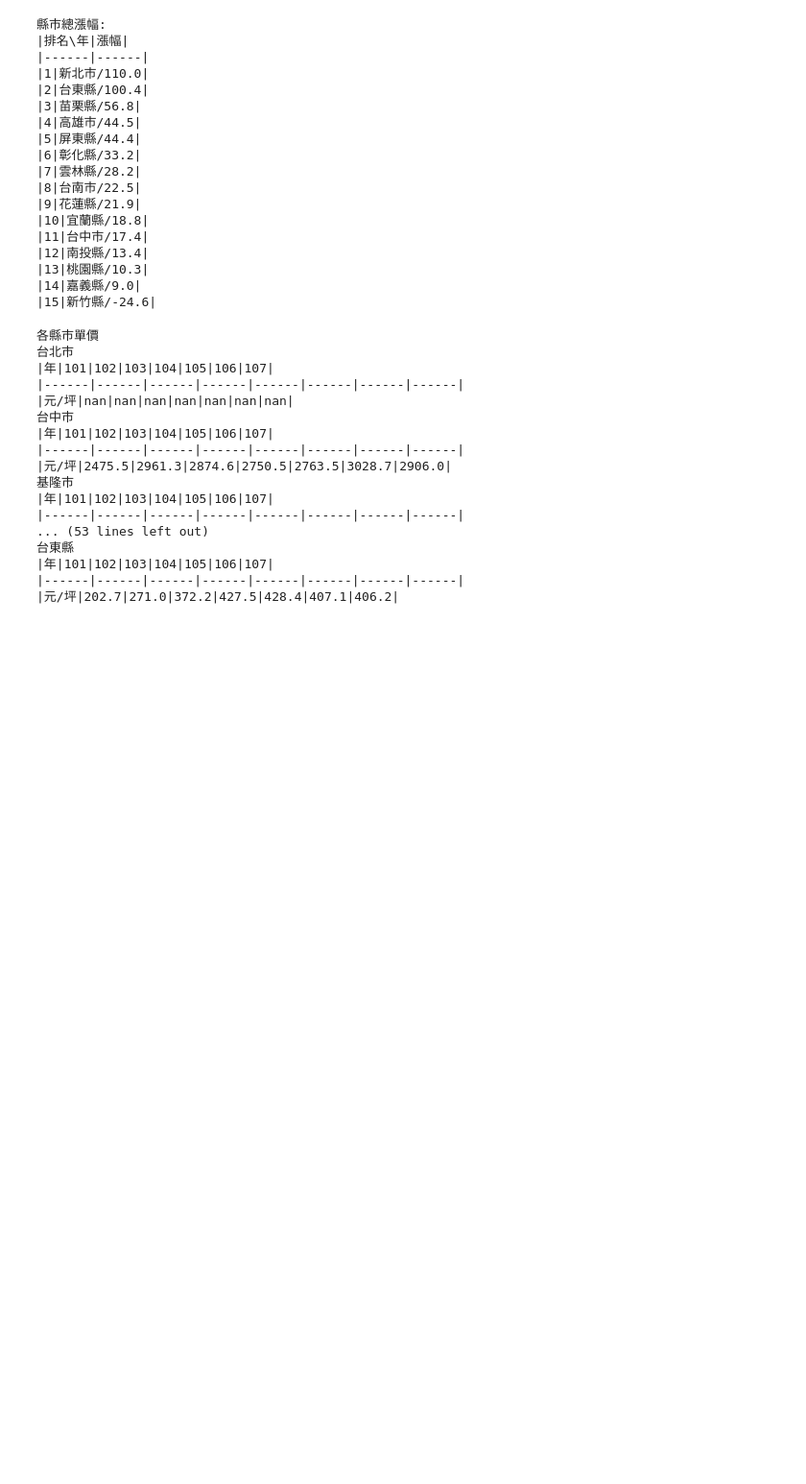
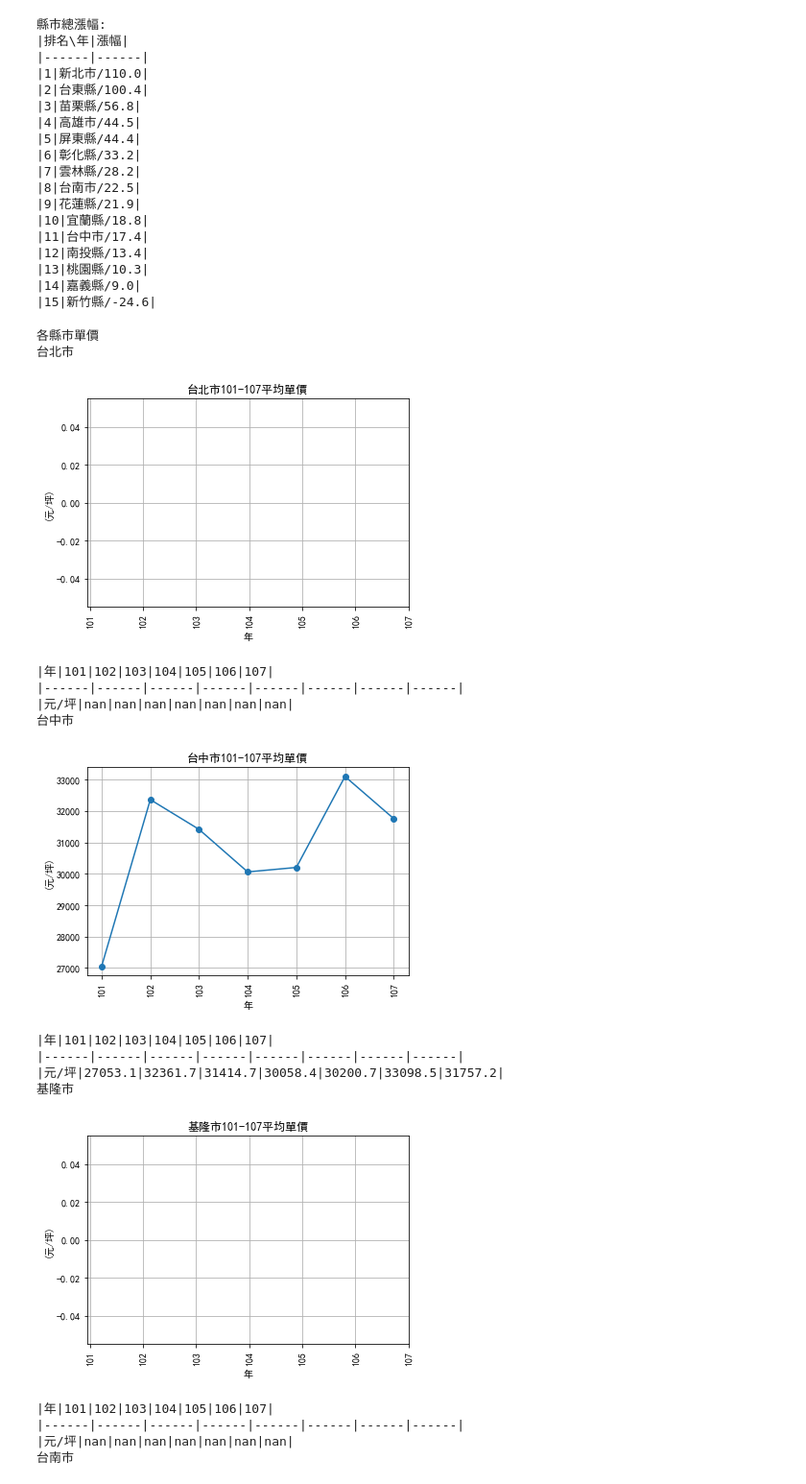
Before and after one commit to YoChenYin/-Agricultural-land-price-analysis, a Jupyter notebook: 縣市鄉鎮平均單價漲幅.ipynb, the cells around one changed output. Shown at 96% size. Drawn from its saved outputs; the diff is of its cells as text; code cells hidden in the pictures; blank space fills up the shorter version.

```diff
--- a/縣市鄉鎮平均單價漲幅.ipynb
+++ b/縣市鄉鎮平均單價漲幅.ipynb
@@ -60,7 +60,7 @@ def grouptown_calculateMean(df,list_all_town):
     town_dict = {}
     for key,group in grouped:
         m = grouped.mean()
-        town_dict[key]= m[key]*0.3025 # convert m^2 to ping
+        town_dict[key]= m[key]*3.3058 #1ping = 3.3058 m^2
         if key not in list_all_town:
             list_all_town.append(key)
     return {"towndict":town_dict,"town_list":list_all_town}
@@ -97,8 +97,6 @@ def plottown_average(towndict,list_all_town):
 list_cityfilename = ['A','B','C','D','E','F','G','H','J','K','M','N','P','Q','T','U','V']
 list_city = ['台北市','台中市','基隆市','台南市','高雄市','新北市','宜蘭縣','桃園縣','新竹縣','苗栗縣','南投縣','彰化縣','雲林縣','嘉義縣','屏東縣','花蓮縣','台東縣']
 
-#list_city  = ['花蓮縣','苗栗縣','新竹縣','台東縣','屏東縣',]
-#list_cityfilename = ['U','K','J','V','T']
 #combine嘉義縣市(Q,I) 新竹縣市(J,O)
 
 i=0
@@ -136,7 +134,7 @@ for c in list_cityfilename: #every city
 
         # 縣市年的平均
         mean = calculateMean(df_farmland)
-        cityMeandict[str(y)] = mean*0.3025# convert m^2 to ping
+        cityMeandict[str(y)] = mean*3.3058 #1ping = 3.3058 m^2
 
         # 鄉鎮
         result = grouptown_calculateMean(df_farmland,list_all_town)
@@ -166,8 +164,6 @@ for c in list_cityfilename: #every city
             else:
                 print("-|",end="")
         print("")
-
-    #plottown_average(townMeandict,list_all_town)
 
 #     #鄉鎮逐年漲幅
 #     print("鄉鎮逐年漲幅")
@@ -325,42 +321,42 @@ for i in range(0,17):
 # %%
 print("各縣市單價")
 for i in list_city:
     print(i)
-#     plt.plot(全國縣市單價[i].keys(),全國縣市單價[i].values(),marker='o',linestyle='solid')
-#     plt.xticks(range(len(全國縣市單價[i])), 全國縣市單價[i].keys(),rotation=90)
-#     plt.xlabel("年")
-#     plt.ylabel("(元/坪)")
-#     plt.title(i + "101-107平均單價")
-#     plt.grid()
-#     #plt.savefig(i + "101-107平均單價")
-#     plt.show()
+    plt.plot(全國縣市單價[i].keys(),全國縣市單價[i].values(),marker='o',linestyle='solid')
+    plt.xticks(range(len(全國縣市單價[i])), 全國縣市單價[i].keys(),rotation=90)
+    plt.xlabel("年")
+    plt.ylabel("(元/坪)")
+    plt.title(i + "101-107平均單價")
+    plt.grid()
+    plt.savefig(i + "101-107平均單價")
+    plt.show()
 
     print("|年",end='')
     for y in range(101,108):
         print("|"+str(y),end='')
     print("|")
     for y in range(101,109):
         print("|------",end='')
     print("|")
     print("|元/坪",end='')
     for h in range(101,108):
         print("|"+"{:.1f}".format(全國縣市單價[i][str(h)]),end='')
     print("|")
 # %% [output]
 各縣市單價
 台北市
-|年|101|102|103|104|105|106|107|
-|------|------|------|------|------|------|------|------|
-|元/坪|nan|nan|nan|nan|nan|nan|nan|
-台中市
-|年|101|102|103|104|105|106|107|
-|------|------|------|------|------|------|------|------|
-|元/坪|2475.5|2961.3|2874.6|2750.5|2763.5|3028.7|2906.0|
-基隆市
-|年|101|102|103|104|105|106|107|
-|------|------|------|------|------|------|------|------|
-... (53 lines left out)
-台東縣
-|年|101|102|103|104|105|106|107|
-|------|------|------|------|------|------|------|------|
-|元/坪|202.7|271.0|372.2|427.5|428.4|407.1|406.2|
+[figure, added]
+|年|101|102|103|104|105|106|107|
+|------|------|------|------|------|------|------|------|
+|元/坪|nan|nan|nan|nan|nan|nan|nan|
+台中市
+[figure, added]
+|年|101|102|103|104|105|106|107|
+|------|------|------|------|------|------|------|------|
+|元/坪|27053.1|32361.7|31414.7|30058.4|30200.7|33098.5|31757.2|
+基隆市
+[figure, added]
+|年|101|102|103|104|105|106|107|
+|------|------|------|------|------|------|------|------|
+|元/坪|nan|nan|nan|nan|nan|nan|nan|
+台南市
```
Also changed, not shown: parts of 4 cells of this notebook, 2 other files.
